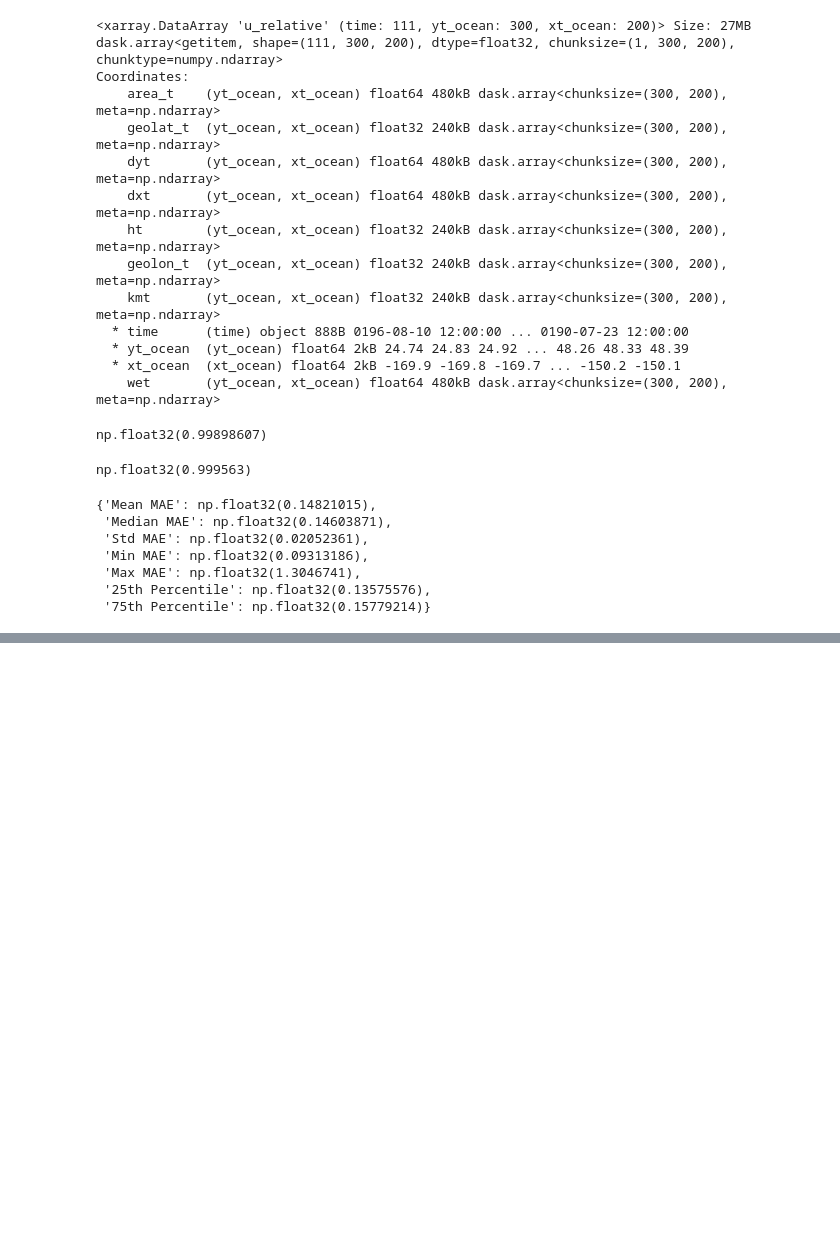
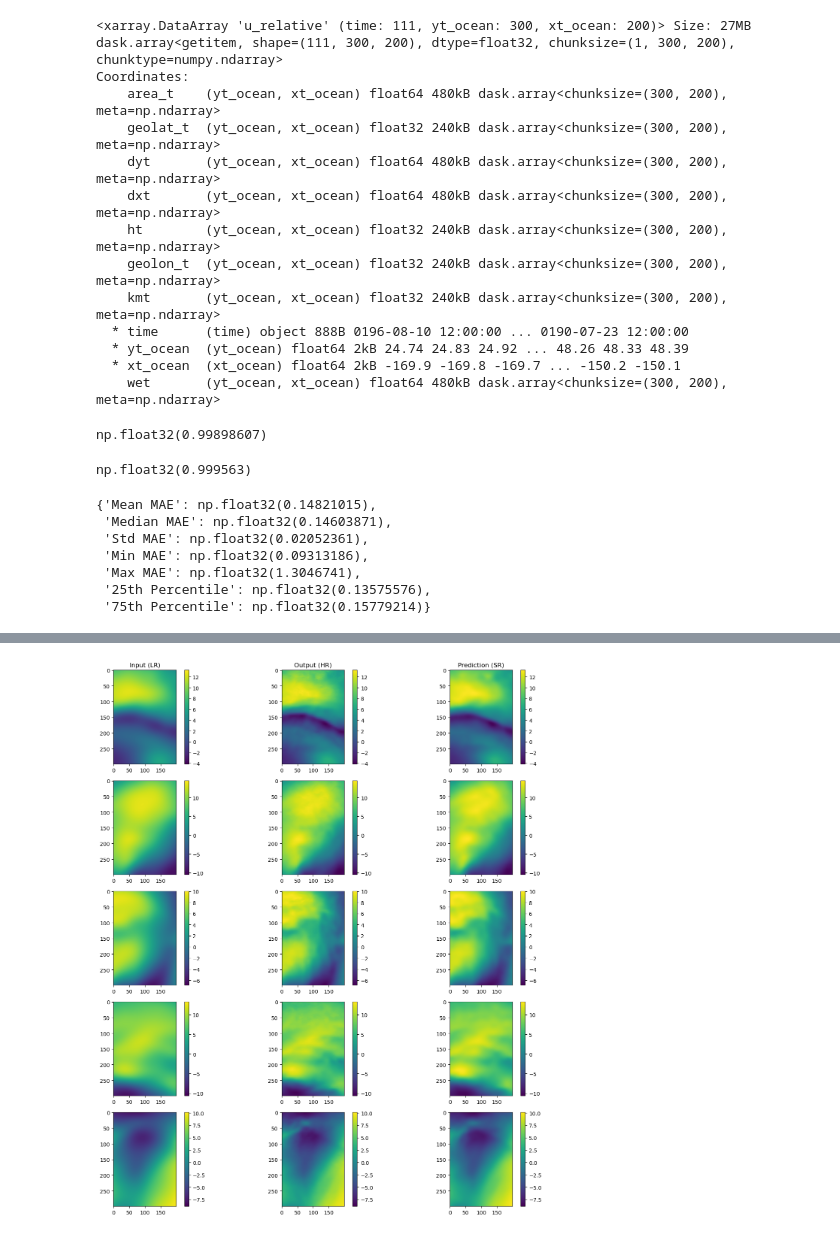
Before and after one commit to ocean-transport/air-sea-ML, a Jupyter notebook: final_yue_jingwen_implementation.ipynb, the cells around one changed output, grey strips where cells are left out. Drawn from its saved outputs; the diff is of its cells as text; code cells hidden in the pictures; blank space fills up the shorter version.

```diff
--- a/final_yue_jingwen_implementation.ipynb
+++ b/final_yue_jingwen_implementation.ipynb
@@ -546,0 +790,9 @@ summary
+# %%
+criterion = CombinedLoss(alpha=5) # default is alpha=1
+optimizer = torch.optim.Adam(model.parameters(), lr=1e-3)
+device = torch.device("cpu")
+
+train_model(model, train_loader, val_loader,
+            criterion, optimizer, device,
+            save_path='./model_case3.pth',
+            n_epochs=100) # n_epochs=2000)
@@ -546,0 +817,3 @@ summary
+# %%
+sr_pred = evaluate_model_sr(model, device, test_loader, urel_HR_test, './model_case3.pth')
+sr_pred
@@ -546,0 +839,38 @@ summary
+# %%
+num_samples = 5
+
+# Create figure with 5 rows and 3 columns
+fig, axs = plt.subplots(num_samples, 3, figsize=(15, 3 * num_samples))
+
+# Now plot all images with shared vmin/vmax
+for i in range(num_samples):
+    d1 = urel_LR_test[i,:,:]
+    d2 = urel_HR_test[i,:,:]
+    d3 = sr_pred[i,:,:]
+
+    # Min/Max Calculation
+    vmin = min(d1.min().item(), d2.min().compute().item(), d3.min().compute().item())
+    vmax = max(d1.max().item(), d2.max().compute().item(), d3.max().compute().item())
+
+    # Input (LR)
+    im1 = axs[i, 0].imshow(d1, cmap='viridis', vmin=vmin, vmax=vmax)
+    if i == 0:
+        axs[i, 0].set_title('Input (LR)')
+    plt.colorbar(im1, ax=axs[i, 0], fraction=0.046, pad=0.04)
+
+    # Output (HR)
+    im2 = axs[i, 1].imshow(d2, cmap='viridis', vmin=vmin, vmax=vmax)
+    if i == 0:
+        axs[i, 1].set_title('Output (HR)')
+    plt.colorbar(im2, ax=axs[i, 1], fraction=0.046, pad=0.04)
+
+    # Prediction (SR)
+    im3 = axs[i, 2].imshow(d3, cmap='viridis', vmin=vmin, vmax=vmax)
+    if i == 0:
+        axs[i, 2].set_title('Prediction (SR)')
+    plt.colorbar(im3, ax=axs[i, 2], fraction=0.046, pad=0.04)
+
+plt.tight_layout()
+plt.show()
+# %% [output]
+[figure, added]
```
Also changed, not shown: parts of 30 cells of this notebook.
